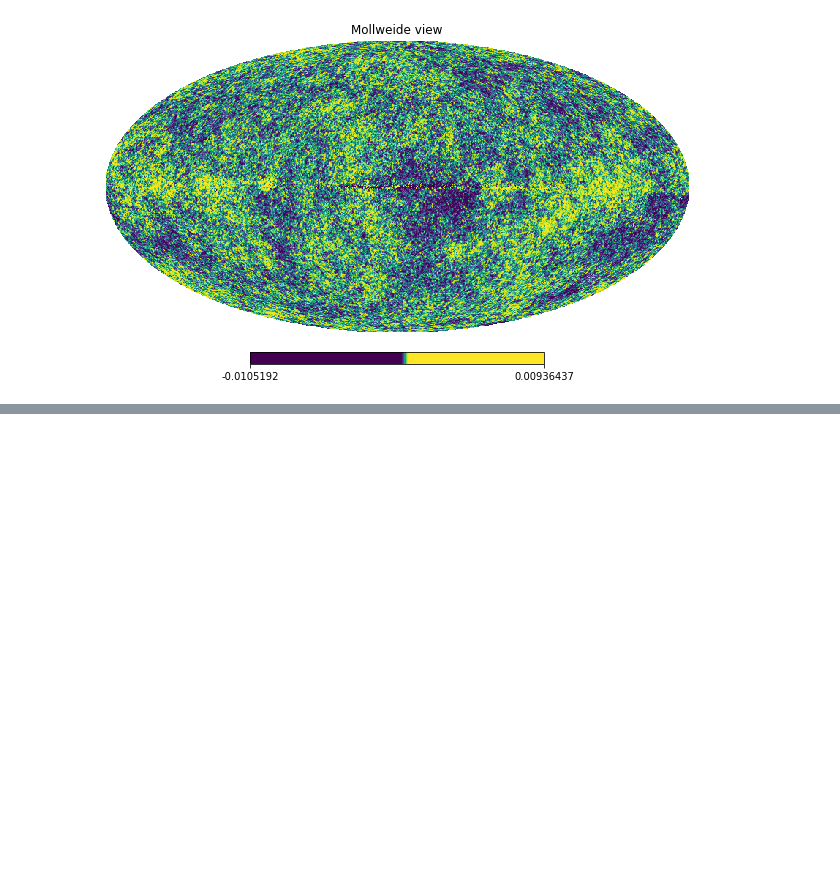
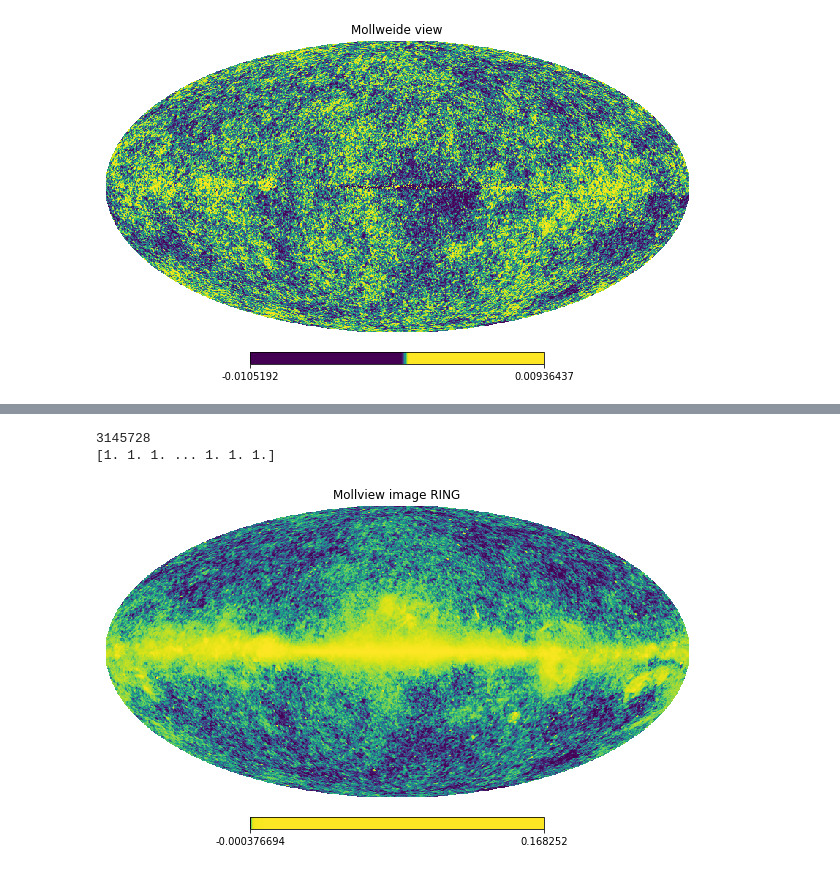
Before and after one commit to samgagnon/data-final, a Jupyter notebook: CMB_Map.ipynb, the cells around one changed output, grey strips where cells are left out. Saved outputs shown, nothing was run; the diff lists cells and outputs as text; code cells hidden in the pictures; blank space fills up the shorter version.

```diff
--- a/CMB_Map.ipynb
+++ b/CMB_Map.ipynb
@@ -131,0 +145,13 @@ NameError: name 'numslices' is not defined
+# %%
+
+a = sliceFixer(6,map_array)
+print(np.shape(a))
+a = np.asarray(a)
+
+newMap = []
+for i in range(np.shape(a)[0]):
+    newMap.append(a[i][0])
+print(newMap)
+newMap = np.asarray(newMap)
+newMap = newMap.flatten()
+print(np.shape(newMap))
@@ -132,10 +245,14 @@ NameError: name 'numslices' is not defined
 # %%
 #Me messing around
 
 print(hp.nside2npix(512))
 shape = np.arange(hp.nside2npix(16))
 shape = np.linspace(0,1,32)
 shape = np.ones(3145728)
 print(shape)
-shape[int(3145728/12):int(3145728/12)*2] = 3
-hp.mollview(shape, title="Mollview image RING")
+shape[int(3145728/3):int(3145728/12)*2] = 3
+hp.mollview(newMap, title="Mollview image RING",norm= 'HIST')
+# %% [output]
+3145728
+[1. 1. 1. ... 1. 1. 1.]
+[figure, added]
```
Also changed, not shown: parts of 10 cells of this notebook.
